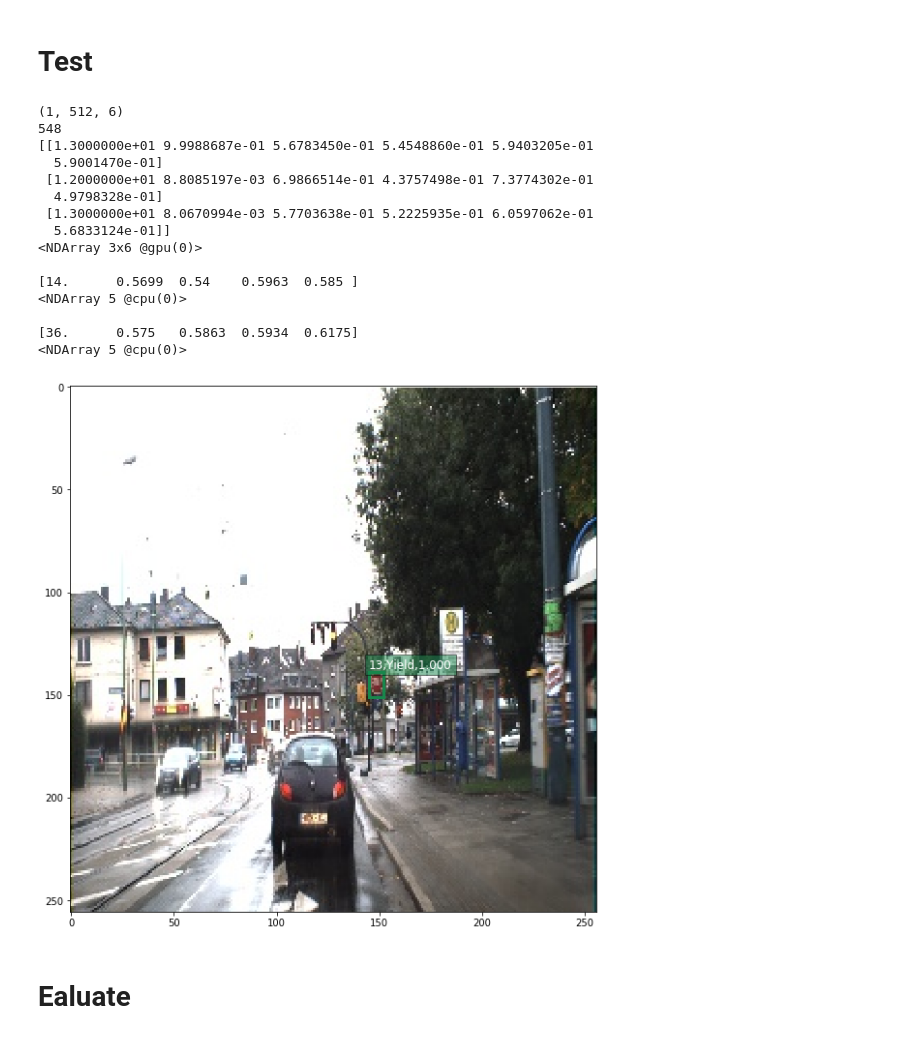
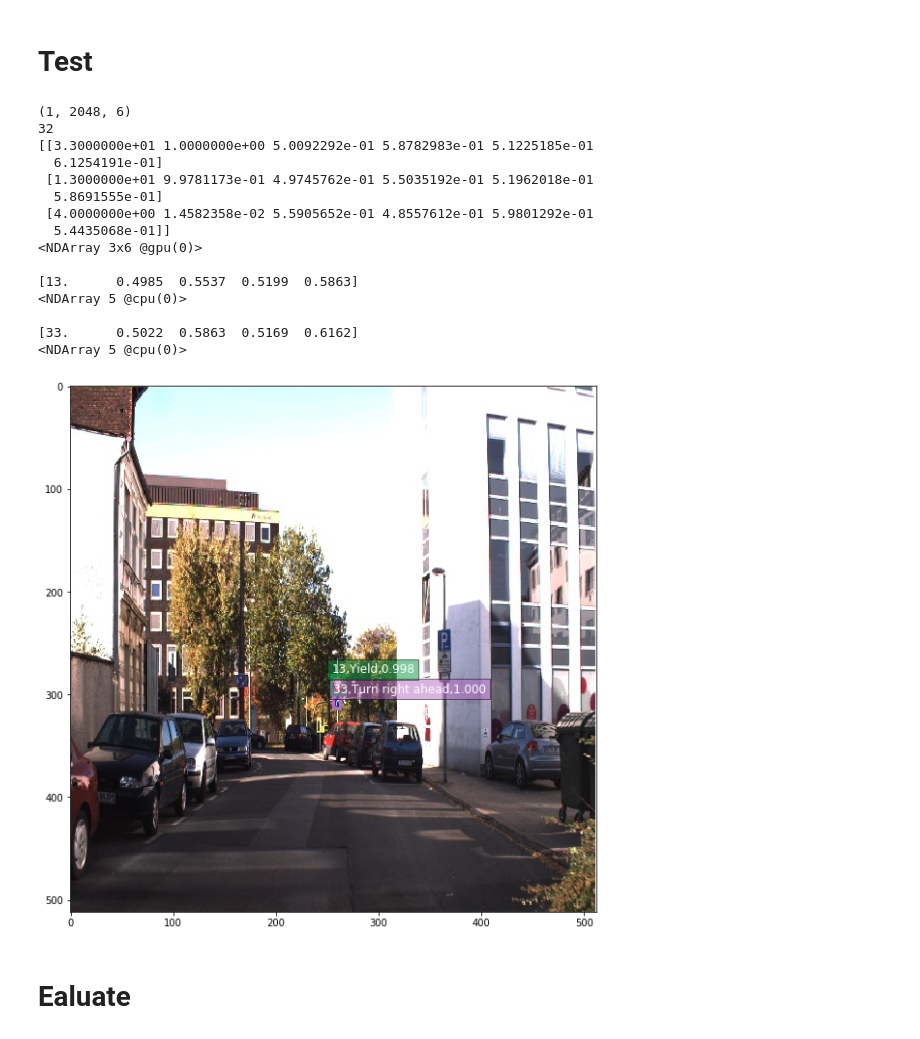
Before and after one commit to liferlisiqi/Traffic-Sign-Detection, a Jupyter notebook: YOLO.ipynb, the cells around one changed output. Cells and saved outputs as stored; diff of their text form; code cells hidden in the pictures.

```diff
--- a/YOLO.ipynb
+++ b/YOLO.ipynb
@@ -354,5 +369,31 @@ Wall time: 14.8 µs
 # %% [markdown]
 # Test
+# %%
+def get_test_gt():
+    labels = [[] for i in range(50)]
+    width = 1360
+    height = 800
+    gts = open("dataset/512_test_gt.txt",'r').read().split('\n')[:-1]
+    for gt in gts:
+        line = gt.split(";")
+        idx = int(line[0].split(".")[0])
+        x1 = float(line[1]) / width
+        y1 = float(line[2]) / height
+        x2 = float(line[3]) / width
+        y2 = float(line[4]) / height
+        label = int(line[5])
+        labels[idx].append([label, x1, y1, x2, y2])
+    return labels
+
+def cal_cate_gt(gt_list):
+    cate_gt = [0 for i in range(NUM_CLASS)]
+    for gt in gt_list:
+        for label in gt:
+            cate_gt[label[0]] += 1
+    return cate_gt
+
+test_gt = get_test_gt()
+cate_gt = cal_cate_gt(test_gt)
 # %%
 def preprocess(image):
     """Takes an image and apply preprocess"""
@@ -369,21 +410,21 @@ def preprocess(image):
     image = nd.array(image)
     return image
 
-def predict(x):
-    pretrained = vision.get_model('resnet18_v1', pretrained=True,ctx=gpu(0)).features
+def load_net():
+    pretrained = vision.get_model('resnet18_v1', pretrained=True, ctx=gpu(0), root='/home/lsq/Carnd1/my/Traffic-Sign-Detection').features
     net = nn.HybridSequential()
     for i in range(len(pretrained) - 2):
         net.add(pretrained[i])
 
-    scales = [[3.3004, 3.59034],[9.84923, 8.23783]]
     predictor = YOLO2Output(NUM_CLASS, scales)
     predictor.initialize(ctx=gpu(0))
     net.add(predictor)
     net.load_params('params/yolo2_100.params')
+    return net
 
+def predict(net, x):
     x = net(x)
     output, cls_prob, score, xywh = yolo2_forward(x, NUM_CLASS, scales)
-
     return nd.contrib.box_nms(output.reshape((0, -1, 6)))
 # %%
 def display(img, out, thresh=0.5):
@@ -399,46 +440,47 @@ def display(img, out, thresh=0.5):
         if score < thresh:
             continue
         if cid not in pens:
             pens[cid] = (random.random(), random.random(), random.random())
         scales = [img.shape[1], img.shape[0]] * 2
         xmin, ymin, xmax, ymax = [int(p * s) for p, s in zip(det[2:6].clip(0,1).tolist(), scales)]
         rect = plt.Rectangle((xmin, ymin), xmax - xmin, ymax - ymin, fill=False,
                              edgecolor=pens[cid], linewidth=3)
         plt.gca().add_patch(rect)
         text = signnames[cid]
         plt.gca().text(xmin, ymin-2, '{:d},{:s},{:.3f}'.format(cid, text, score),
                        bbox=dict(facecolor=pens[cid], alpha=0.5),
                        fontsize=12, color='white')
     plt.show()
 
-index = random.randint(0, len(labels))
-image = cv2.imread('dataset/scene-jpg/'+ str(index).zfill(5) +'.jpg')
+index = random.randint(0, len(test_gt))
+image = cv2.imread('dataset/512-test/'+ str(index).zfill(5) +'.jpg')
 x = preprocess(image)
 # print(x)
-out = predict(x.as_in_context(ctx))
+net = load_net()
+out = predict(net, x.as_in_context(ctx))
 print(out.shape)
 print(index, out[0][0:3])
 
 for label in labels[index]:
     if(label[0] >= 0):
         print(label)
 display(image[:, :, (2, 1, 0)], out[0].asnumpy(), thresh=0.5)
 # %% [output]
-(1, 512, 6)
-548
-[[1.3000000e+01 9.9988687e-01 5.6783450e-01 5.4548860e-01 5.9403205e-01
-  5.9001470e-01]
- [1.2000000e+01 8.8085197e-03 6.9866514e-01 4.3757498e-01 7.3774302e-01
-  4.9798328e-01]
- [1.3000000e+01 8.0670994e-03 5.7703638e-01 5.2225935e-01 6.0597062e-01
-  5.6833124e-01]]
+(1, 2048, 6)
+32
+[[3.3000000e+01 1.0000000e+00 5.0092292e-01 5.8782983e-01 5.1225185e-01
+  6.1254191e-01]
+ [1.3000000e+01 9.9781173e-01 4.9745762e-01 5.5035192e-01 5.1962018e-01
+  5.8691555e-01]
+ [4.0000000e+00 1.4582358e-02 5.5905652e-01 4.8557612e-01 5.9801292e-01
+  5.4435068e-01]]
 <NDArray 3x6 @gpu(0)>
 
-[14.      0.5699  0.54    0.5963  0.585 ]
+[13.      0.4985  0.5537  0.5199  0.5863]
 <NDArray 5 @cpu(0)>
 
-[36.      0.575   0.5863  0.5934  0.6175]
+[33.      0.5022  0.5863  0.5169  0.6162]
 <NDArray 5 @cpu(0)>
-[figure, old version]
+[figure, new version]
 # %% [markdown]
 # Ealuate
```
Also changed, not shown: parts of 14 cells of this notebook, 1 other file.
